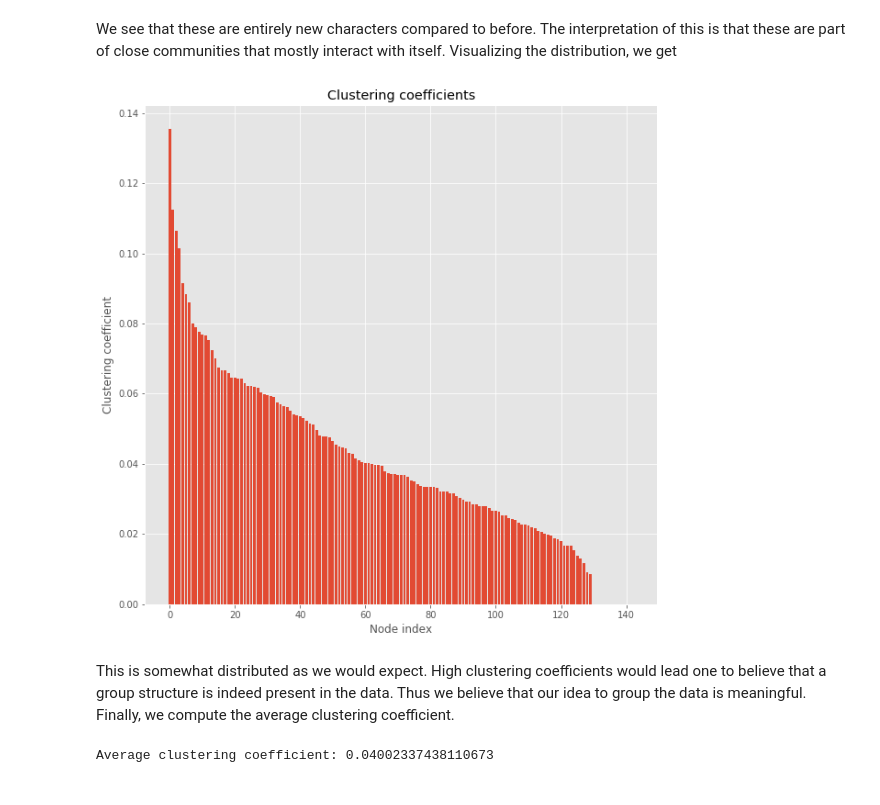
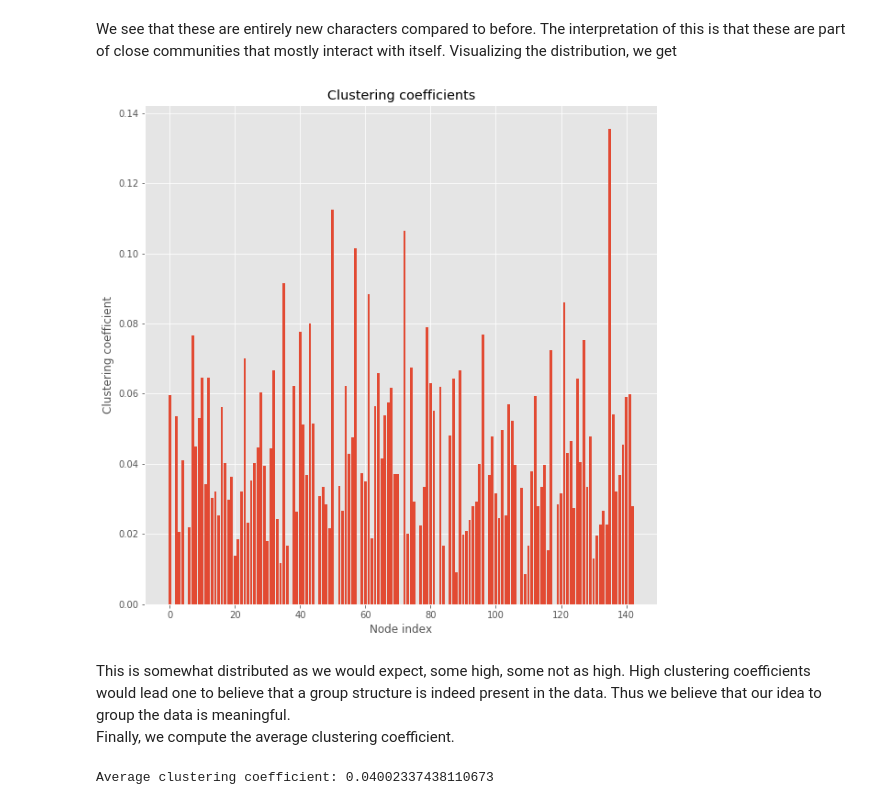
Before and after one commit to davidfrichhansen/mbml_project, a Jupyter notebook: initial_notebook.ipynb, the cells around one changed output. Saved outputs shown, nothing was run; the diff lists cells and outputs as text; code cells hidden in the pictures.

```diff
--- a/initial_notebook.ipynb
+++ b/initial_notebook.ipynb
@@ -151,16 +151,16 @@ print(cc_sort[0:4])
 # %% [markdown]
 We see that these are entirely new characters compared to before. The interpretation of this is that these are part of close communities that mostly interact with itself. Visualizing the distribution, we get
 # %%
-counts = list(zip(*cc_sort))[-1]
+counts = list(zip(*cluster_coefs.items()))[-1]
 plt.figure(figsize=(10,10))
 plt.bar(np.arange(len(counts)), np.array(counts));
 plt.xlabel('Node index');
 plt.ylabel('Clustering coefficient');
 plt.title('Clustering coefficients');
 # %% [output]
-[figure, old version]
+[figure, new version]
 # %% [markdown]
-This is somewhat distributed as we would expect. High clustering coefficients would lead one to believe that a group structure is indeed present in the data. Thus we believe that our idea to group the data is meaningful.
+This is somewhat distributed as we would expect, some high, some not as high. High clustering coefficients would lead one to believe that a group structure is indeed present in the data. Thus we believe that our idea to group the data is meaningful.
 Finally, we compute the average clustering coefficient.
 # %%
 print(f"Average clustering coefficient: {np.mean(counts)}")
```
Also changed, not shown: parts of 1 cell of this notebook.
